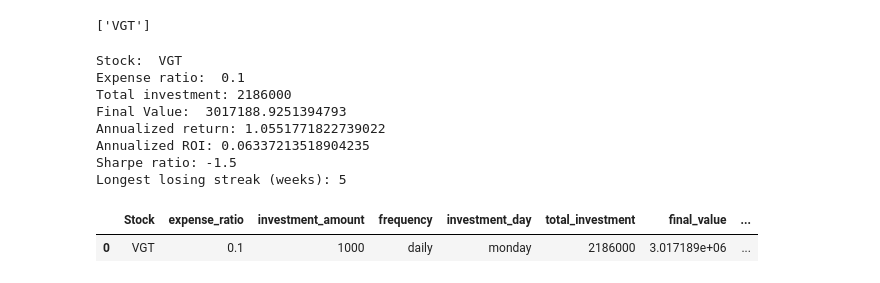
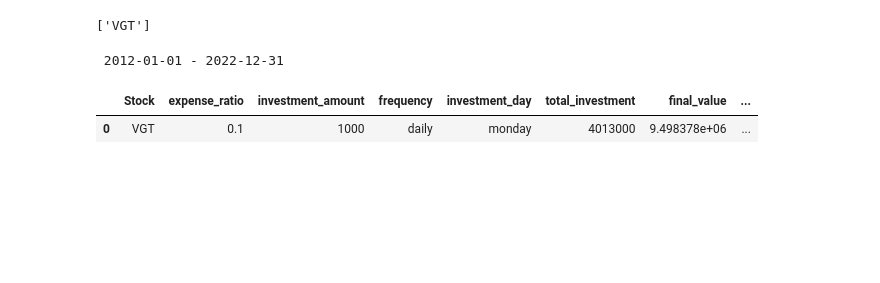
Before and after one commit to bxdong7/FinTrade, a Jupyter notebook: classes.ipynb, the cells around one changed output. Saved outputs shown, nothing was run; the diff lists cells and outputs as text; code cells hidden in the pictures; blank space fills up the shorter version.

```diff
--- a/classes.ipynb
+++ b/classes.ipynb
@@ -900,15 +840,8 @@ class trade:
 # %%
 trader = trade()
 # %%
-trader.dca_portfolio()
+trader.single_dca_test()
 # %% [output]
-Stock:  VGT
-Expense ratio:  0.1
-Total investment: 2186000
-Final Value:  3017188.9251394793
-Annualized return: 1.0551771822739022
-Annualized ROI: 0.06337213518904235
-Sharpe ratio: -1.5
-Longest losing streak (weeks): 5
+ 2012-01-01 - 2022-12-31
 |  | Stock | expense_ratio | investment_amount | frequency | investment_day | total_investment | final_value | ... |
-| 0 | VGT | 0.1 | 1000 | daily | monday | 2186000 | 3.017189e+06 | ... |
+| 0 | VGT | 0.1 | 1000 | daily | monday | 4013000 | 9.498378e+06 | ... |
```
Also changed, not shown: parts of 2 cells of this notebook.
